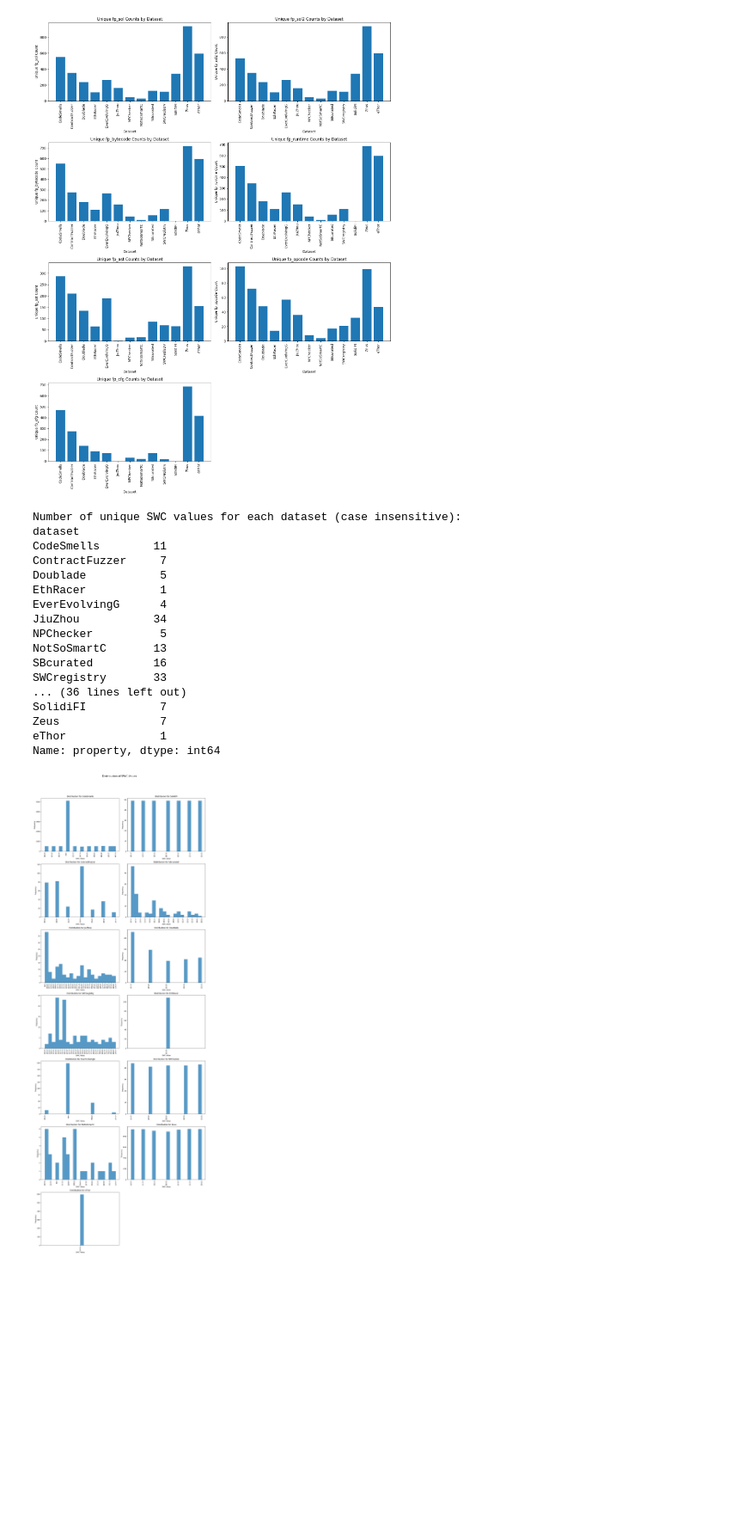
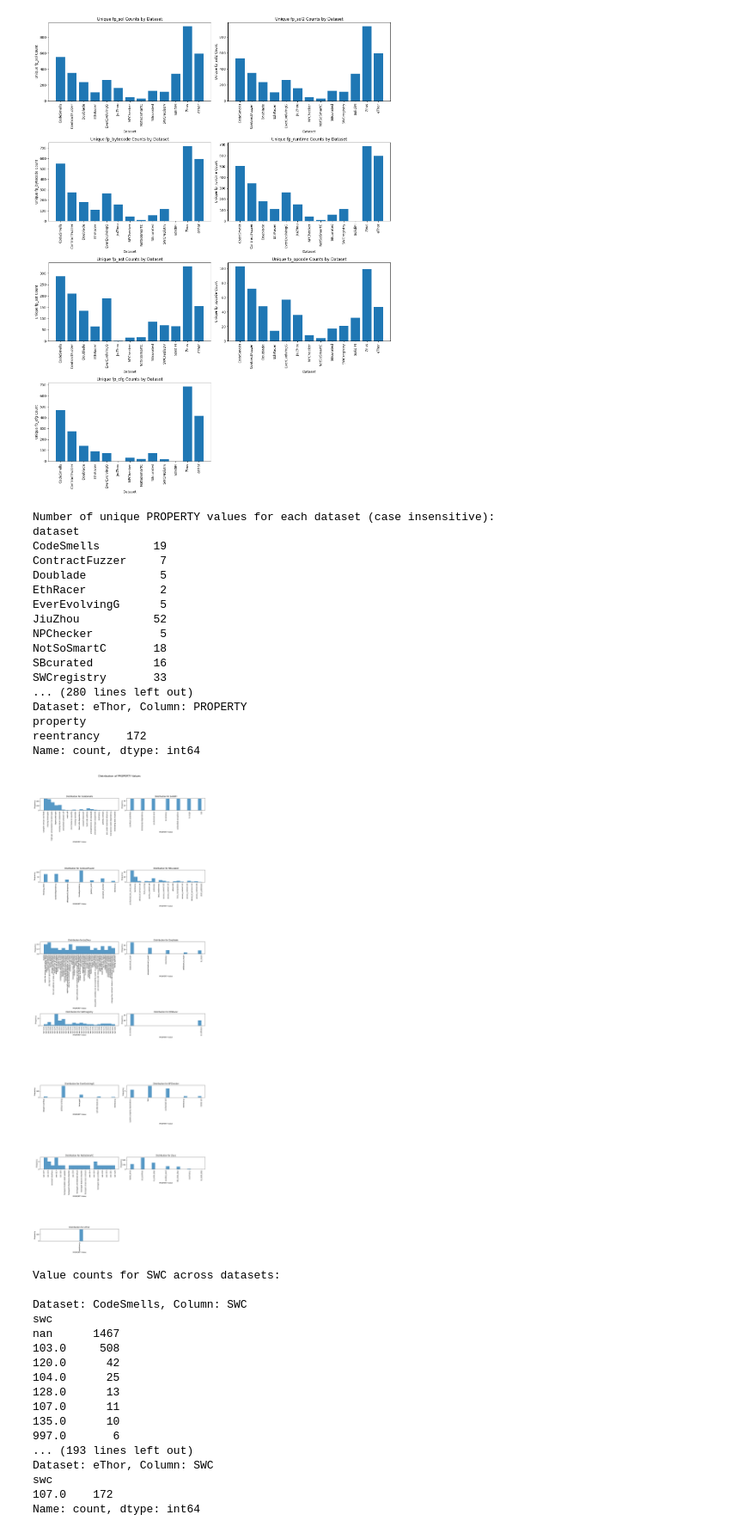
Before and after one commit to matteo-rizzo/smart-contracts-vulnerabilities-ml-detector, a Jupyter notebook: notebooks/data-exploration.ipynb, the cells around one changed output. Shown at 86% size. Cells and saved outputs as stored; diff of their text form; code cells hidden in the pictures; blank space fills up the shorter version.

```diff
--- a/notebooks/data-exploration.ipynb
+++ b/notebooks/data-exploration.ipynb
@@ -79,15 +79,19 @@ Dataset: ContractFuzzer
 [figure]
 # %%
 # Updated columns to analyze (including "property")
-columns_to_analyze = ['swc', 'dasp', 'property']
+columns_to_analyze = ['property', 'swc', 'dasp']
 
 # Step 1: Unique Values for SWC, DASP, and Property
 def calculate_unique_values(df, columns):
     # Convert specified columns to lowercase strings
     df_lower = df.copy()
-    df_lower[columns] = df_lower[columns].astype(str).apply(lambda x: x.str.lower())
 
-    for column in columns:
+    # Check if each column exists in the dataframe
+    available_columns = [col for col in columns if col in df.columns]
+
+    for column in available_columns:
+        df_lower[column] = df_lower[column].astype(str).apply(lambda x: x.lower() if isinstance(x, str) else x)
+
         # Drop NaNs and calculate unique counts
         values = df_lower[['dataset', column]].dropna()
         unique_counts = values.groupby('dataset')[column].nunique()
@@ -97,8 +101,8 @@ def calculate_unique_values(df, columns):
         print("\n")
 
 
-# Step 2: Plot Distribution for SWC, DASP, and Property
-def plot_distribution(df, columns):
+# Step 2: Plot Distribution for SWC, DASP, and Property and Print Value Counts
+def plot_distribution_and_value_counts(df, columns):
     unique_datasets = df['dataset'].unique()
     n_datasets = len(unique_datasets)
 
@@ -111,45 +115,71 @@ def plot_distribution(df, columns):
     df_lower[columns] = df_lower[columns].astype(str).apply(lambda x: x.str.lower())
 
     for column in columns:
+        print(f"Value counts for {column.upper()} across datasets:\n")
         fig, axs = plt.subplots(nrows, ncols, figsize=(15, 6 * nrows))  # Enlarged figure size
         axs = axs.flatten()
 
         for i, dataset in enumerate(unique_datasets):
             dataset_values = df_lower[df_lower['dataset'] == dataset][column].dropna()
+
+            # Print the value counts for each unique value in the dataset
+            value_counts = dataset_values.value_counts()
+            print(f"Dataset: {dataset}, Column: {column.upper()}")
+            print(value_counts)
+            print("\n")
+
+            # Plot the histogram
             axs[i].hist(dataset_values, bins=20, alpha=0.75)
             axs[i].set_title(f'Distribution for {dataset}', fontsize=12)
             axs[i].set_xlabel(f'{column.upper()} Value', fontsize=10)
             axs[i].set_ylabel('Frequency', fontsize=10)
             axs[i].tick_params(axis='x', rotation=90)
 
         # Remove any unused subplots
         for j in range(i + 1, len(axs)):
             fig.delaxes(axs[j])
 
         fig.suptitle(f'Distribution of {column.upper()} Values', fontsize=16)
         plt.tight_layout(rect=[0, 0, 1, 0.95])  # Leave space for the suptitle
         plt.show()
 
 
 # Execute the analysis
 calculate_unique_values(df, columns_to_analyze)
-plot_distribution(df, columns_to_analyze)
+plot_distribution_and_value_counts(df, columns_to_analyze)
 # %% [output]
-Number of unique SWC values for each dataset (case insensitive):
+Number of unique PROPERTY values for each dataset (case insensitive):
 dataset
-CodeSmells        11
+CodeSmells        19
 ContractFuzzer     7
 Doublade           5
-EthRacer           1
-EverEvolvingG      4
-JiuZhou           34
+EthRacer           2
+EverEvolvingG      5
+JiuZhou           52
 NPChecker          5
-NotSoSmartC       13
+NotSoSmartC       18
 SBcurated         16
 SWCregistry       33
-... (36 lines left out)
-SolidiFI           7
-Zeus               7
-eThor              1
-Name: property, dtype: int64
+... (280 lines left out)
+Dataset: eThor, Column: PROPERTY
+property
+reentrancy    172
+Name: count, dtype: int64
-[figure, old version]
+[figure, new version]
+Value counts for SWC across datasets:
+
+Dataset: CodeSmells, Column: SWC
+swc
+nan      1467
+103.0     508
+120.0      42
+104.0      25
+128.0      13
+107.0      11
+135.0      10
+997.0       6
+... (193 lines left out)
+Dataset: eThor, Column: SWC
+swc
+107.0    172
+Name: count, dtype: int64
```
Also changed, not shown: parts of 2 cells of this notebook, 15 other files.
